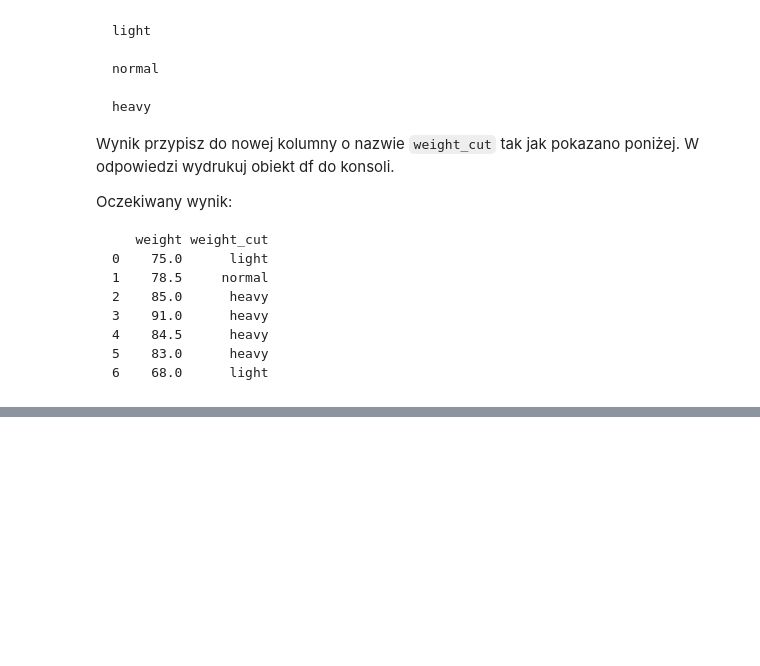
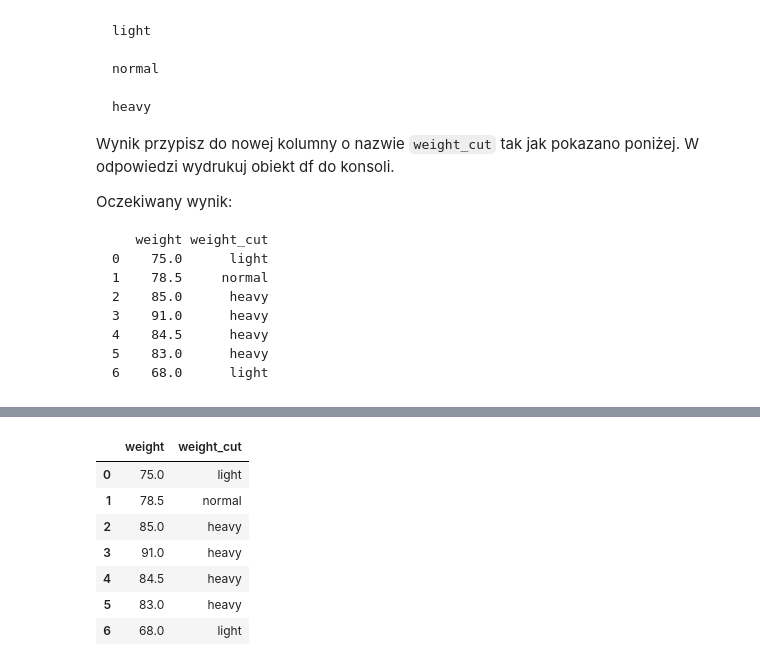
Before and after one commit to tomasz450/Uczenie-maszynowe-w-Python-25-11-24, a Jupyter notebook: 8. ZADANIA/machine learning/1-10/1-10 zadania machine learning.ipynb, the cells around one changed output, grey strips where cells are left out. Cells and saved outputs as stored; diff of their text form; code cells hidden in the pictures; blank space fills up the shorter version.

```diff
--- a/8. ZADANIA/machine learning/1-10/1-10 zadania machine learning.ipynb
+++ b/8. ZADANIA/machine learning/1-10/1-10 zadania machine learning.ipynb
@@ -601,0 +644,12 @@ df = pd.DataFrame(data={'weight': [75., 78.5, 85., 91., 84.5, 83., 68.]})
+# %%
+df['weight_cut'] = pd.cut(df['weight'], bins=(60,75,80,95), labels=['light', 'normal', 'heavy'])
+df
+# %% [output]
+|  | weight | weight_cut |
+| 0 | 75.0 | light |
+| 1 | 78.5 | normal |
+| 2 | 85.0 | heavy |
+| 3 | 91.0 | heavy |
+| 4 | 84.5 | heavy |
+| 5 | 83.0 | heavy |
+| 6 | 68.0 | light |
```
Also changed, not shown: parts of 7 cells of this notebook.
